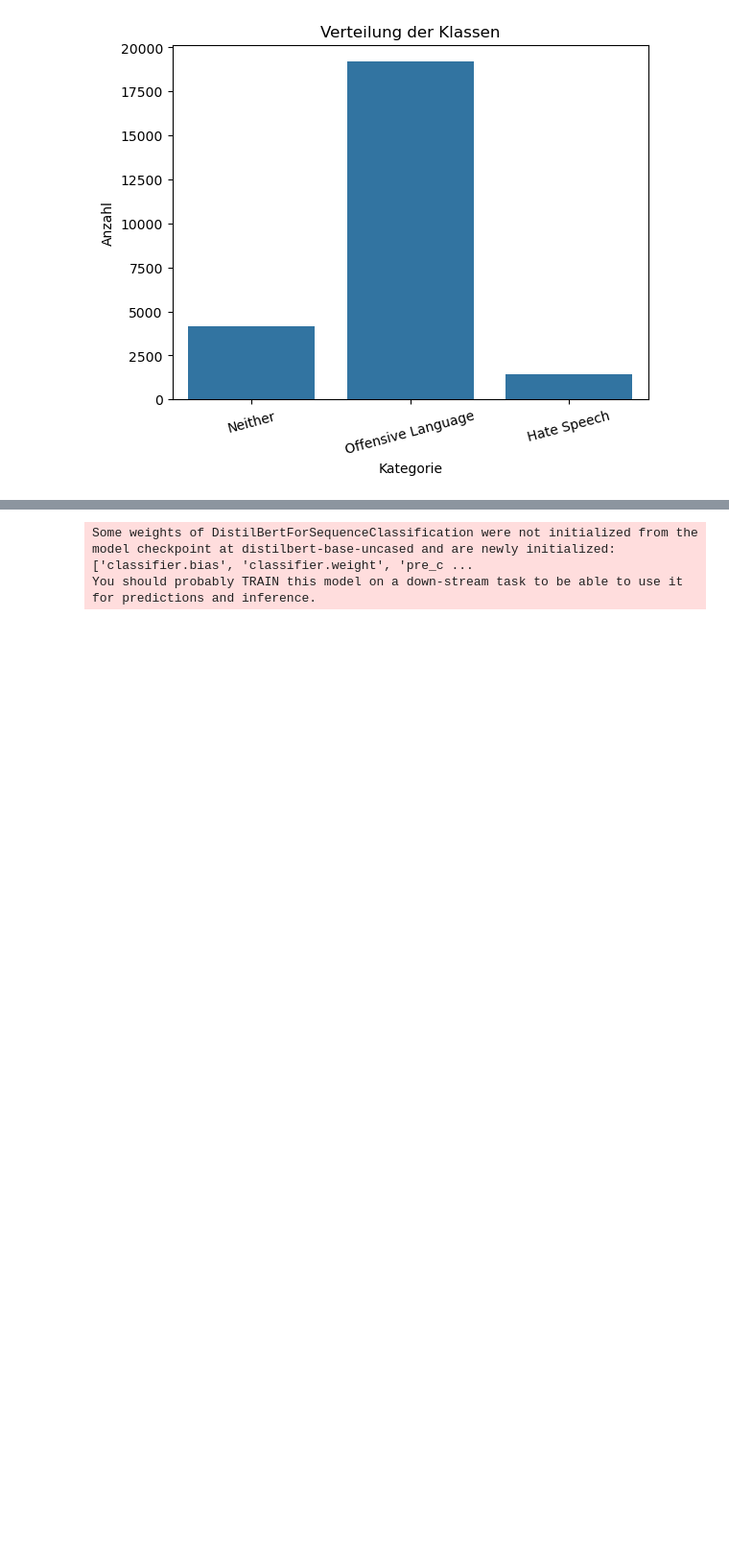
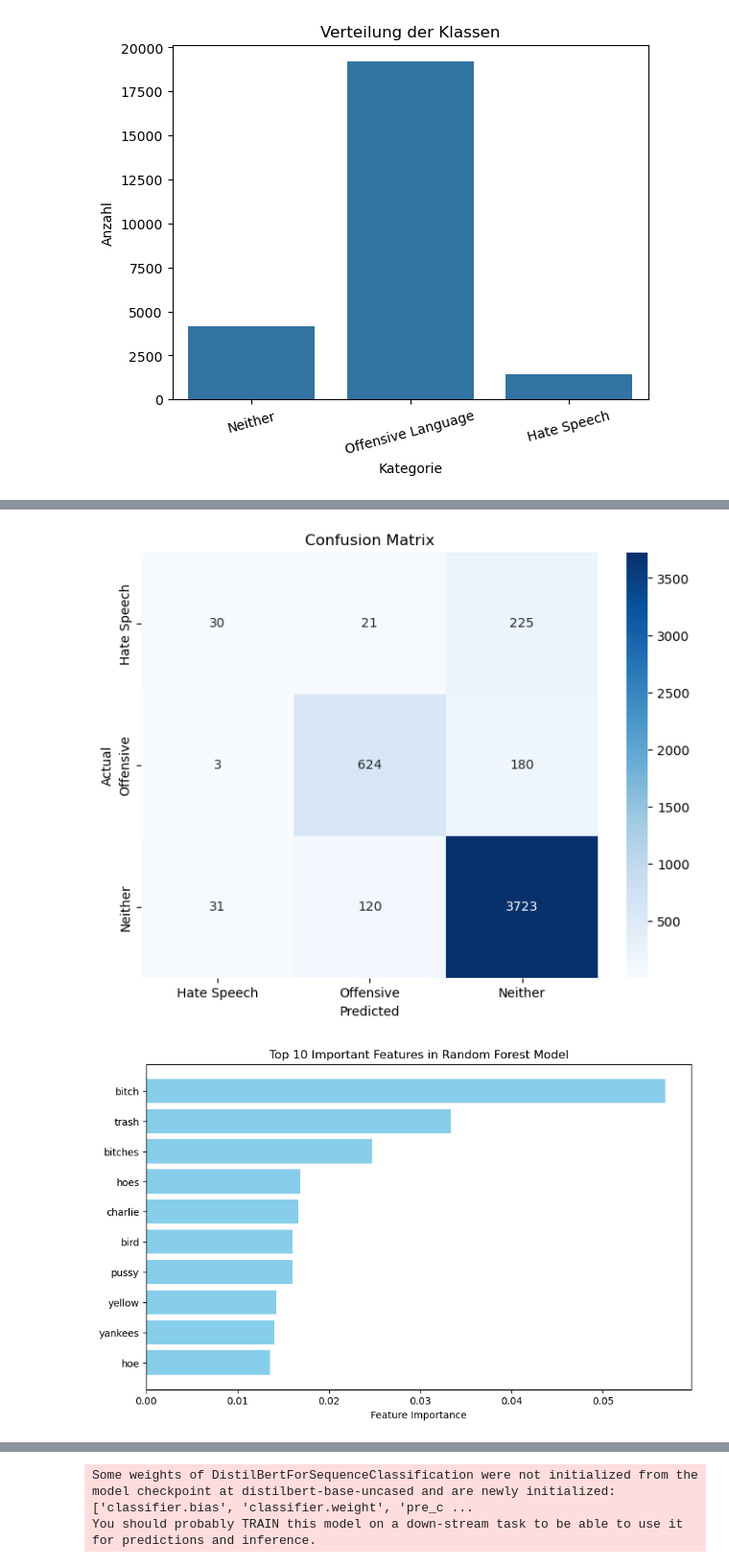
Before and after one commit to Davidhoechtl/MAI_NLP_HateSpeech_Exercise, a Jupyter notebook: Final.ipynb, the cells around one changed output, grey strips where cells are left out. Shown at 96% size. Drawn from its saved outputs; the diff is of its cells as text; code cells hidden in the pictures; blank space fills up the shorter version.

```diff
--- a/Final.ipynb
+++ b/Final.ipynb
@@ -369,0 +362,40 @@ Passing `palette` without assigning `hue` is deprecated and will be removed in v
+# %%
+# Confusion Matrix
+cm = confusion_matrix(y_test, y_pred)
+plt.figure(figsize=(8, 6))
+sns.heatmap(cm, annot=True, fmt="d", cmap="Blues", xticklabels=["Hate Speech", "Offensive", "Neither"], yticklabels=["Hate Speech", "Offensive", "Neither"])
+plt.title("Confusion Matrix")
+plt.xlabel("Predicted")
+plt.ylabel("Actual")
+plt.show()
+
+# Feature-Wichtigkeit
+importances = model.feature_importances_
+indices = importances.argsort()[-10:][::-1]
+top_features = [vectorizer.get_feature_names_out()[i] for i in indices]
+
+plt.figure(figsize=(10, 6))
+plt.barh(top_features, importances[indices], color='skyblue')
+plt.xlabel("Feature Importance")
+plt.title("Top 10 Important Features in Random Forest Model")
+plt.gca().invert_yaxis()
+plt.show()
+
+# Vorhersagen
+plt.figure(figsize=(8, 6))
+sns.countplot(x=y_pred, palette="Set2", hue=y_pred)
+plt.title("Prediction Distribution")
+plt.xlabel("Predicted Class")
+plt.ylabel("Count")
+plt.show()
+
+# Tatsächlichen Labels
+plt.figure(figsize=(8, 6))
+sns.countplot(x=y_test, palette="Set1", hue=y_test)
+plt.title("True Label Distribution")
+plt.xlabel("True Class")
+plt.ylabel("Count")
+plt.show()
+# %% [output]
+[figure, added]
+[figure, added]
```
Also changed, not shown: parts of 30 cells of this notebook.
